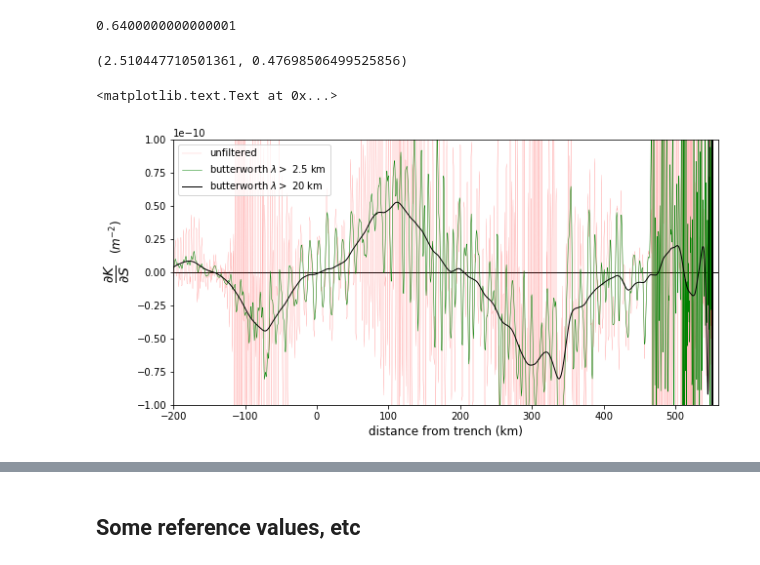
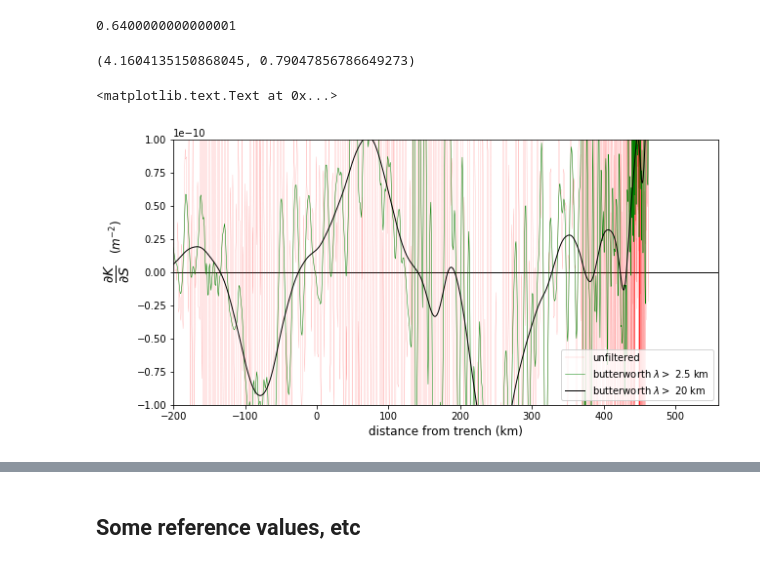
Before and after one commit to dansand/flat_slab, a Jupyter notebook: analysis/stress_curvature.ipynb, the cells around one changed output, grey strips where cells are left out. Saved outputs shown, nothing was run; the diff lists cells and outputs as text; code cells hidden in the pictures.

```diff
--- a/analysis/stress_curvature.ipynb
+++ b/analysis/stress_curvature.ipynb
@@ -49,7 +49,8 @@ def listify_data(unique_string, path):
 0.6400000000000001
 # %%
 #mppoints = listify_data('midplane**', '../models/results/{}/{}/**/'.format('A', 6))
-mppoints = listify_data('midplane**', '../models/results/{}/{}/**/'.format('B', 4))
+mppoints = listify_data('midplane**', '../models/results/{}/{}/**/'.format('A', 13))
+#mppoints = listify_data('midplane**', '../models/results/{}/{}/**/'.format('B', 4))
 # %%
 def get_along_strike(pts):
     dxs = np.diff(pts[:,0])
@@ -83,8 +84,9 @@ def curvature_splines(x, y):
 #dxMean*2900.
 # %%
 #i = 47
-i = 75
-#i = 57
+i = 46
+#i = 75
+#i = 64
 depthlimit = 1. - (350/2900.)
 # %%
 indexes = np.argsort(mppoints[i][:,0])
@@ -132,38 +134,40 @@ cx_F1= signal.filtfilt(B1,A1, cx_0)
 # %%
 (1./Wn*dxMean)*2900., dxMean*2900.
 # %% [output]
-(2.510447710501361, 0.47698506499525856)
+(4.1604135150868045, 0.79047856786649273)
 # %%
 #import matplotlib
 #matplotlib.rcParams['text.usetex'] = True
 #matplotlib.rcParams['text.latex.unicode'] = True
 
-trenchLoc = -625
+#trenchLoc = -625
+#trenchLoc = -475
+trenchLoc =-582.78
 
 f, ax = plt.subplots(figsize=(10, 5))
 #ax.plot(sortedData[::n,0], y1 )
 ax.plot(sortedData[::1,0]*2900 - trenchLoc, cx_0*(1./2900e3**2),c = 'r', label='unfiltered', lw = 0.1)
 ax.plot(sortedData[::1,0]*2900 - trenchLoc, cx_F*(1./2900e3**2), c = 'g', lw = 0.5, label=r'butterworth $\lambda >$ 2.5 km')
 ax.plot(sortedData[::1,0]*2900 - trenchLoc, cx_F1*(1./2900e3**2), c = 'k', lw = 1, label=r'butterworth $\lambda >$ 20 km')
 
 #ax.scatter(sortedData[::1,0]*2900 - trenchLoc, cx_F*(1./2900e3**2), c = 'r', s=0.5 , label='filtered x1' , zorder = 5)
 #ax.scatter(sortedData[::1,0]*2900 - trenchLoc, cx_F1*(1./2900e3**2), c = 'b', s=0.5 , label='filtered x2' , zorder = 5)
 
 
 ax.set_xlabel('distance from trench (km)', size = 12)
 ax.set_ylabel(r'$\frac{\partial{K}}{\partial{S}}$ ', size = 20)
 
 
 ax.hlines(0, -200, 600, lw=1)
 #ax.plot(sortedData[::n,0], cxF)
 ax.set_ylim(-1e-10, 1e-10)
 ax.set_xlim(-200, 560)
 ax.legend()
 
 ax.text(-291, 0.3e-10, r'($m^{-2}$)', size = 12, rotation=90)
 # %% [output]
 <matplotlib.text.Text at 0x...>
-[figure, old version]
+[figure, new version]
 # %%
 #f.savefig('filtering.png', dpi=250, bbox_inches='tight')
 # %%
```
Also changed, not shown: parts of 22 cells of this notebook, 7 other files.
